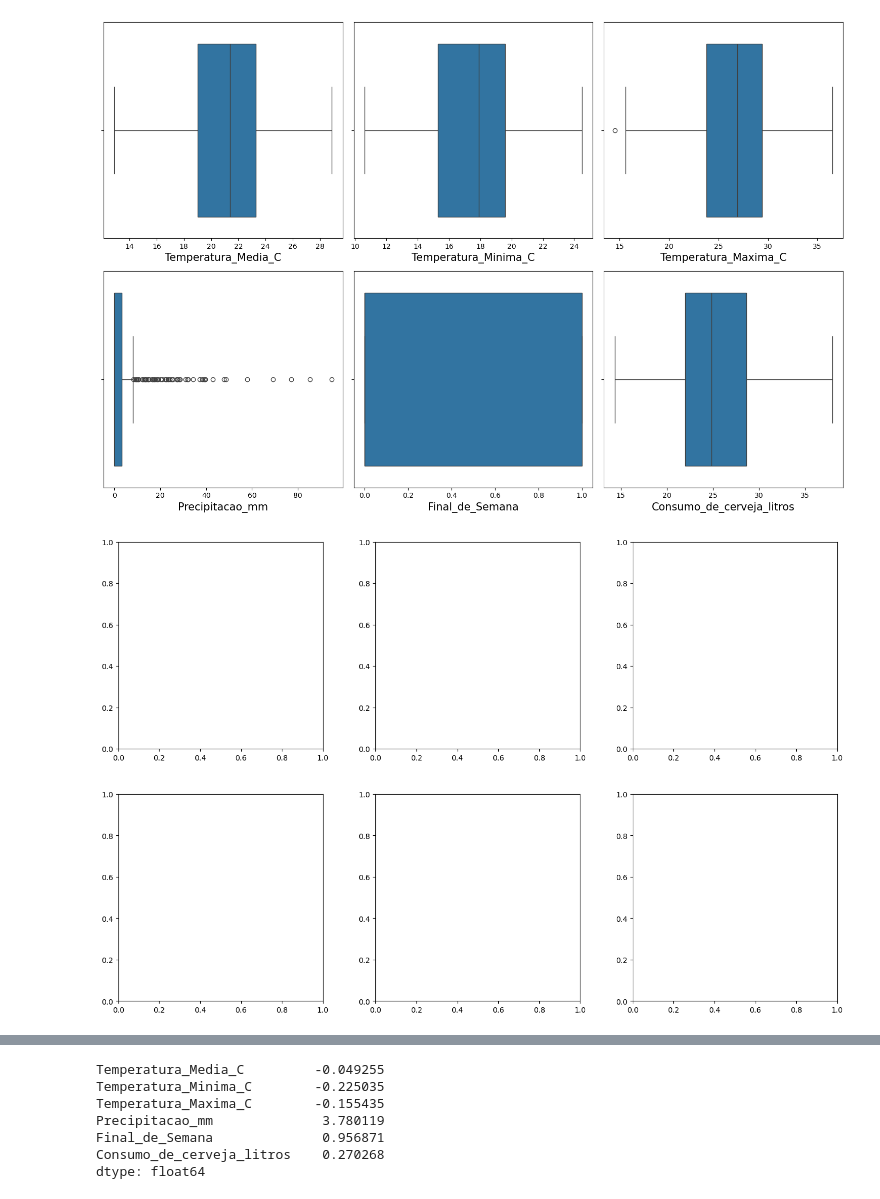
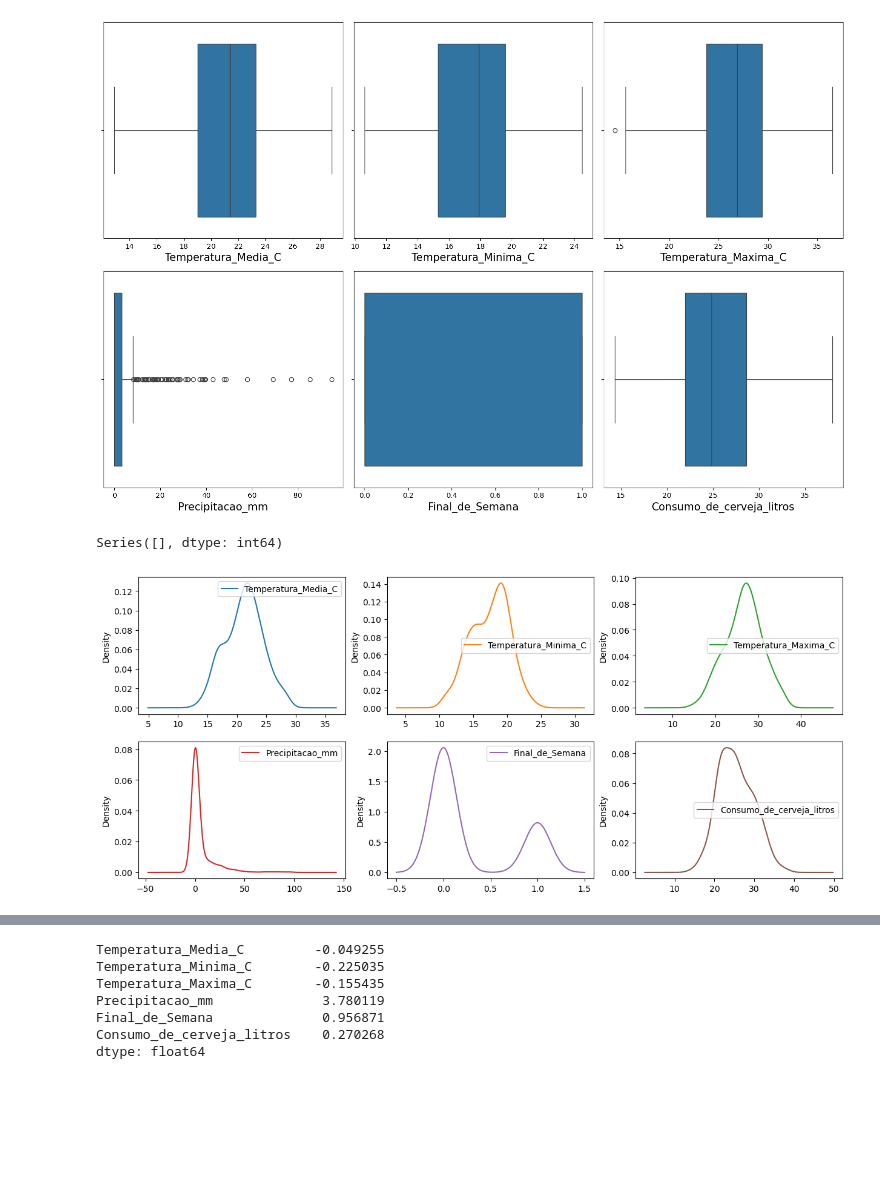
Before and after one commit to vidyadharbendre/learn_machine_learning, a Jupyter notebook: regression/jupyter_notebooks/03_beer_prediction/beer_forecast_model.ipynb, the cells around one changed output, grey strips where cells are left out. Drawn from its saved outputs; the diff is of its cells as text; code cells hidden in the pictures; blank space fills up the shorter version.

Commit message:
distribution plots added skew and kurtosis

```diff
--- a/regression/jupyter_notebooks/03_beer_prediction/beer_forecast_model.ipynb
+++ b/regression/jupyter_notebooks/03_beer_prediction/beer_forecast_model.ipynb
@@ -730,27 +730,45 @@ plt.tight_layout()
 plt.show()
 # %% [output]
 [figure]
+# %%
+df_cat.count()
+# %% [output]
+Series([], dtype: int64)
 # %%
-import seaborn as sns
-import matplotlib.pyplot as plt
+# import seaborn as sns
+# import matplotlib.pyplot as plt
 
-# Get a list of categorical variables from the DataFrame
-categorical_variables = df_cat.columns[1:]
+# # Get a list of categorical variables from the DataFrame
+# categorical_variables = df_cat.columns[1:]
 
-# Calculate the number of rows and columns for subplots
-num_rows = 2
-num_cols = 3
+# # Calculate the number of rows and columns for subplots
+# num_rows = 2
+# num_cols = 3
 
-# Create a grid of subplots
-fig, axes = plt.subplots(num_rows, num_cols, figsize=(15, 10))
+# # Create a grid of subplots
+# fig, axes = plt.subplots(num_rows, num_cols, figsize=(15, 10))
 
-# Iterate over categorical variables and their corresponding subplots
-for variable, subplot in zip(categorical_variables, axes.flatten()):
-    sns.countplot(data=df, x=variable, ax=subplot)
-    subplot.set_xticklabels(subplot.get_xticklabels())
-    subplot.set_xlabel(variable, fontsize=15)
+# # Iterate over categorical variables and their corresponding subplots
+# for variable, subplot in zip(categorical_variables, axes.flatten()):
+#     sns.countplot(data=df, x=variable, ax=subplot)
+#     subplot.set_xticklabels(subplot.get_xticklabels())
+#     subplot.set_xlabel(variable, fontsize=15)
 
-plt.tight_layout(pad=4.0)
-plt.show()
+# plt.tight_layout(pad=4.0)
+# plt.show()
-# %% [output]
-[figure, removed]
+# %%
+#4_2_2 - This is to visualize the distribution of variables in a DataFrame using density plots
+# set plot size
+plt.rcParams["figure.figsize"] = [15,10]
+
+# plot density plot using plot()
+# kind: set the type of plot
+# subplots: indicates whether to plot subplot for each variable or a single line plot
+# layout: specify the arrangement of the subplots
+# sharex: indicates whether to have the same scale on x-axis of all subplots
+df.plot(kind = 'density', subplots = True, layout = (3,3), sharex = False)
+
+# show plot
+plt.show()
+# %% [output]
+[figure, added]
```
Also changed, not shown: parts of 6 cells of this notebook.
